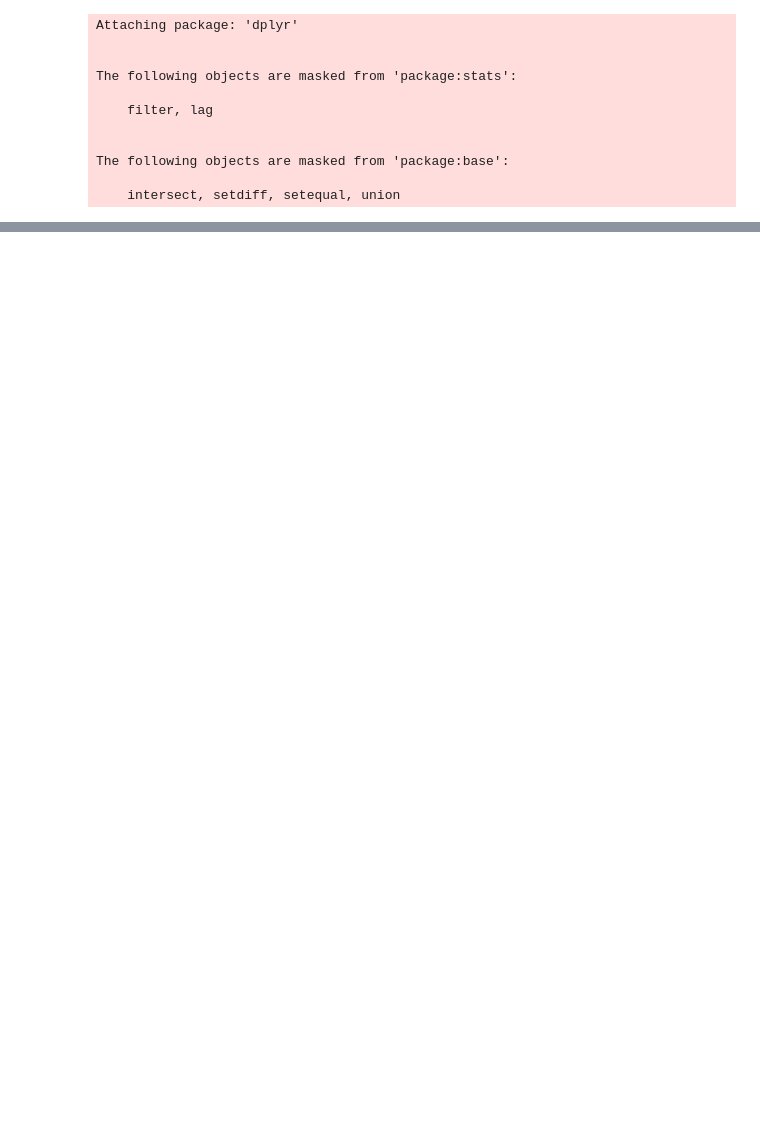
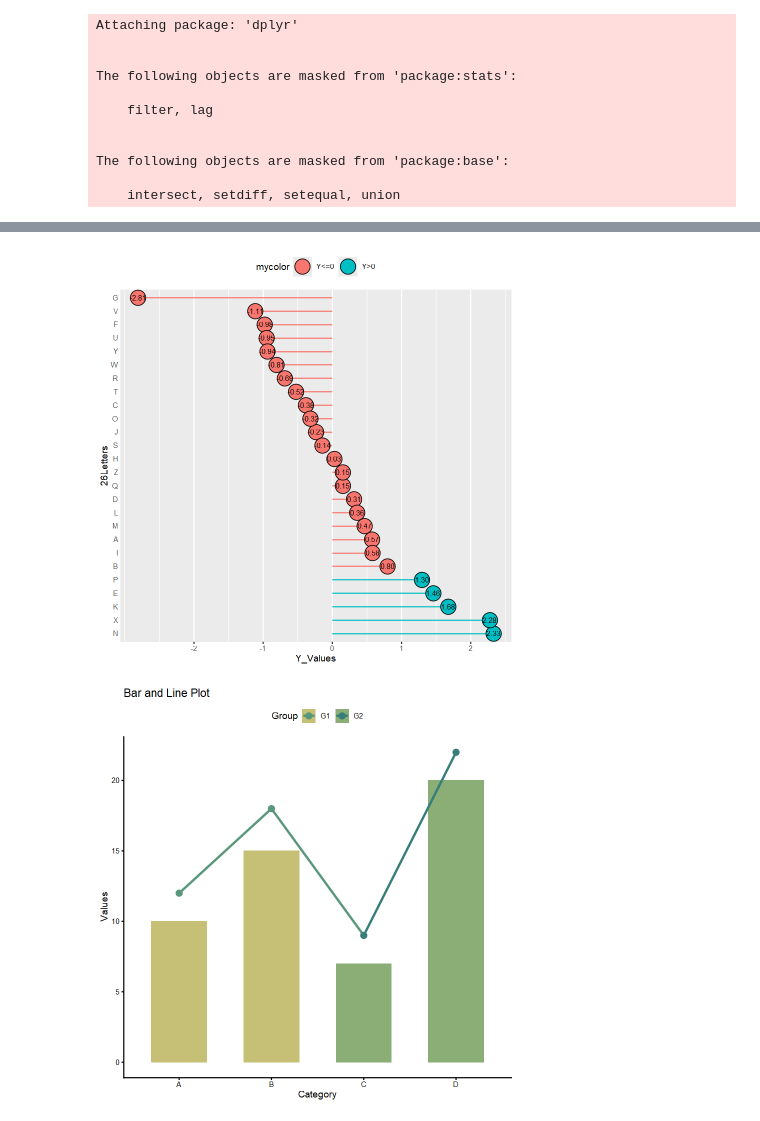
Before and after one commit to Yei1y/DS, a Jupyter notebook: base_plot.ipynb, the cells around one changed output, grey strips where cells are left out. Drawn from its saved outputs; the diff is of its cells as text; code cells hidden in the pictures; blank space fills up the shorter version.

Commit message:
bar plot

```diff
--- a/base_plot.ipynb
+++ b/base_plot.ipynb
@@ -119 +116,66 @@ p_stack
 [figure]
+# %%
+
+# ===3. 棒棒糖图===
+# 适用：展示各类别的数值分布情况，类似于条形图，但更简洁
+# 适用范例：各个类别的评分对比
+# 随机构建数据
+data3 <- data.frame(xv = LETTERS[1:26],  #x轴：以26个字母作为类别
+                   yv = rnorm(26, mean = 0, sd = 1)) #y轴：取26个符合正态分布的随机数
+data3 <- data3 %>%
+  mutate(mycolor = ifelse(yv>1, "Y>0", "Y<=0")) #设置分组
+
+fig3 = ggplot(data3, aes(x = xv, y = yv, fill = mycolor)) +
+  geom_segment( aes(x=reorder(xv,-yv), xend=reorder(xv,-yv), y=0, yend=yv,color=mycolor), # 线段图
+  #geom_segment中的参数用于控制线条相关参数
+  #x=xv，xend=xv 表示x轴的线条起始位置x和终止位置xend都是xv（没有线条）
+  #类似的，y = 1, yend = yv表示y轴线段起始点为y=1，种植点为每个类别的值即yv
+  size=0.5,linetype=1)+#使用reorder()排序变量
+  geom_point(size = 8, pch = 21, color="black") +  # 点图
+  #在散点上显示数值并保留两位小数
+  geom_text(aes(label =sprintf("%.2f",yv)), color = "black", size = 3)+
+  xlab("26Letters") +
+  scale_y_continuous("Y_Values",breaks  =c(-2,-1,0,1,2)) +
+  coord_flip() +
+  theme(
+    panel.grid.major.y = element_blank(), # 去除横向网格线，只保留纵向网格辅助读数
+    panel.border = element_blank(),       # 去除边框
+    axis.ticks.y = element_blank(),       # 去除 Y 轴刻度线 (更简洁)
+    legend.position = "top"
+  )
+fig3
+
+# ===4. 带折线条形图===
+# 适用：同时展示类别的数值分布和趋势变化
+data4 <- data.frame(
+  category = c("A", "B", "C", "D"),
+  value1 = c(10, 15, 7, 20),
+  value2 = c(12, 18, 9, 22),
+  group =  c("G1", "G1", "G2", "G2")
+)
+
+fig4 <- ggplot(data4, aes(x = category, group = group)) +
+  # A. 绘制分组条形图 (主轴)
+  geom_bar(data = data4,
+    aes(x = category, y = value1, fill = group),
+    stat = "identity",
+    position = position_dodge(width = 0.7), # 分组并排
+    width = 0.6) +
+    geom_line(aes(y = value2, color = group, group = 1), size = 1) +
+    geom_point(aes(y = value2, color = group), size = 3, position = position_dodge(width = 0.9)) +
+    scale_fill_manual(values = color[0:2]) +
+    scale_color_manual(values = color[3:4]) +
+    labs(
+        title = "Bar and Line Plot",
+        x = "Category",
+        y = "Values",
+        fill = "Group",
+        color = "Group"
+    ) +
+    theme_classic() +
+    theme(legend.position = "top")
+
+fig4
+# %% [output]
+[figure, added]
+[figure, added]
```
Also changed, not shown: parts of 2 cells of this notebook.
